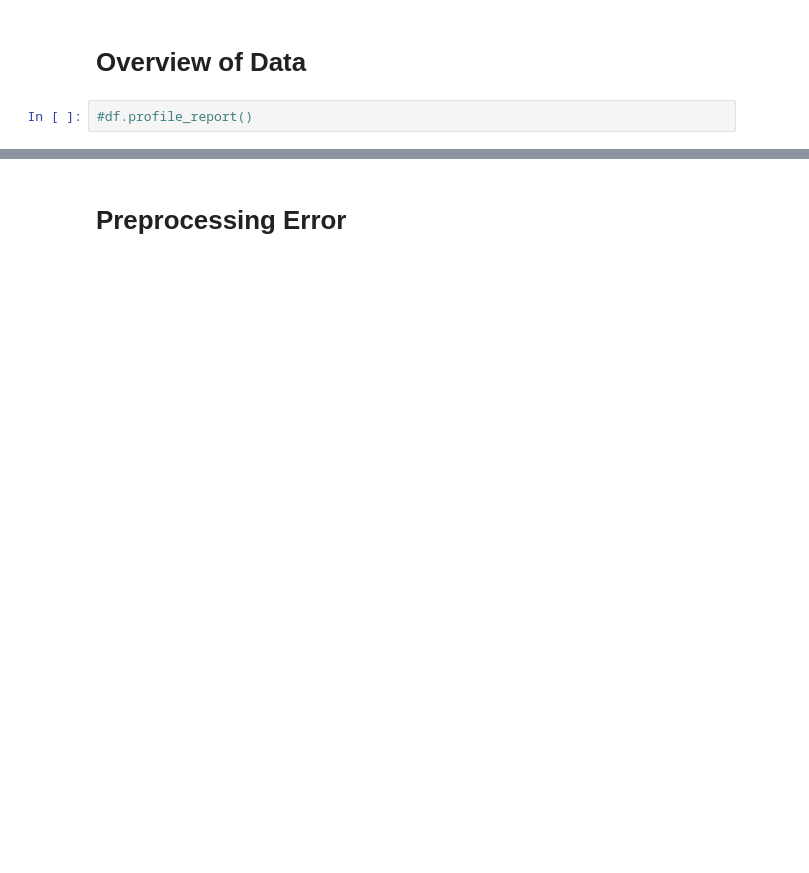
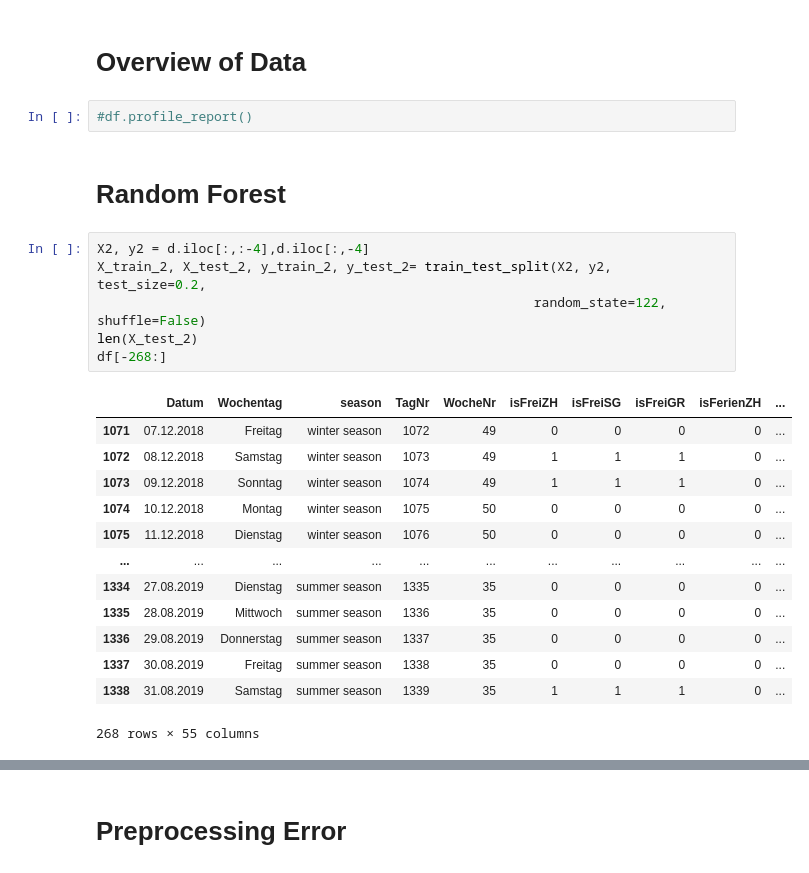
Before and after one commit to OpentourismOfficeForecast/forecast5.1, a Jupyter notebook: arosa_code/XGBoost_Model_v2.ipynb, the cells around one changed output, grey strips where cells are left out. Drawn from its saved outputs; the diff is of its cells as text; blank space fills up the shorter version.

```diff
--- a/arosa_code/XGBoost_Model_v2.ipynb
+++ b/arosa_code/XGBoost_Model_v2.ipynb
@@ -74,3 +128,25 @@ df= df[df.Datum != '09.03.2016']
 # Overview of Data
 # %%
 #df.profile_report()
+# %% [markdown]
+# Random Forest
+# %%
+X2, y2 = d.iloc[:,:-4],d.iloc[:,-4]
+X_train_2, X_test_2, y_train_2, y_test_2= train_test_split(X2, y2, test_size=0.2,
+                                                        random_state=122, shuffle=False)
+len(X_test_2)
+df[-268:]
+# %% [output]
+|  | Datum | Wochentag | season | TagNr | WocheNr | isFreiZH | isFreiSG | isFreiGR | isFerienZH | ... |
+| 1071 | 07.12.2018 | Freitag | winter season | 1072 | 49 | 0 | 0 | 0 | 0 | ... |
+| 1072 | 08.12.2018 | Samstag | winter season | 1073 | 49 | 1 | 1 | 1 | 0 | ... |
+| 1073 | 09.12.2018 | Sonntag | winter season | 1074 | 49 | 1 | 1 | 1 | 0 | ... |
+| 1074 | 10.12.2018 | Montag | winter season | 1075 | 50 | 0 | 0 | 0 | 0 | ... |
+| 1075 | 11.12.2018 | Dienstag | winter season | 1076 | 50 | 0 | 0 | 0 | 0 | ... |
+| ... | ... | ... | ... | ... | ... | ... | ... | ... | ... | ... |
+| 1334 | 27.08.2019 | Dienstag | summer season | 1335 | 35 | 0 | 0 | 0 | 0 | ... |
+| 1335 | 28.08.2019 | Mittwoch | summer season | 1336 | 35 | 0 | 0 | 0 | 0 | ... |
+| 1336 | 29.08.2019 | Donnerstag | summer season | 1337 | 35 | 0 | 0 | 0 | 0 | ... |
+| 1337 | 30.08.2019 | Freitag | summer season | 1338 | 35 | 0 | 0 | 0 | 0 | ... |
+| 1338 | 31.08.2019 | Samstag | summer season | 1339 | 35 | 1 | 1 | 1 | 0 | ... |
+268 rows × 55 columns
```
Also changed, not shown: parts of 27 cells of this notebook, 1 other file.
